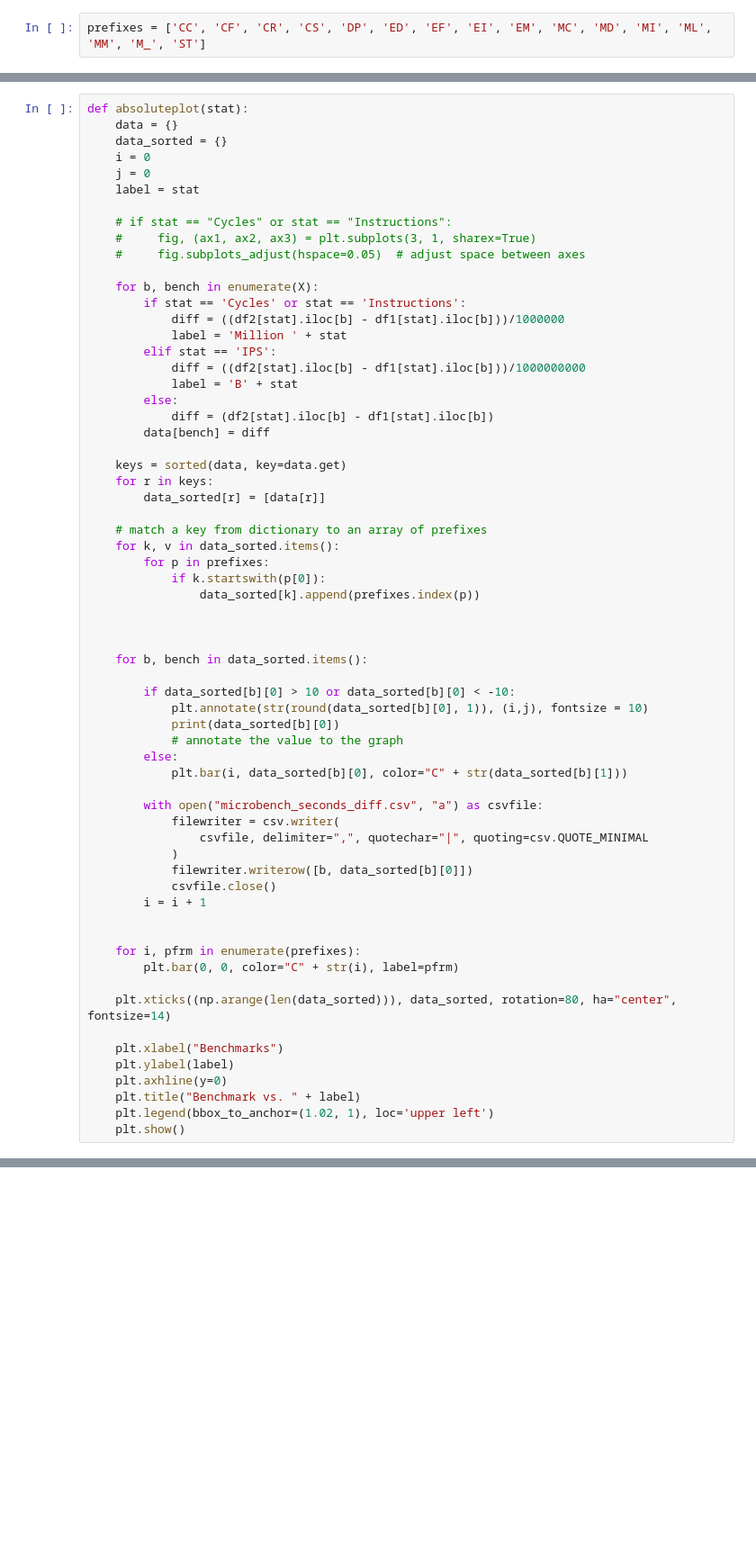
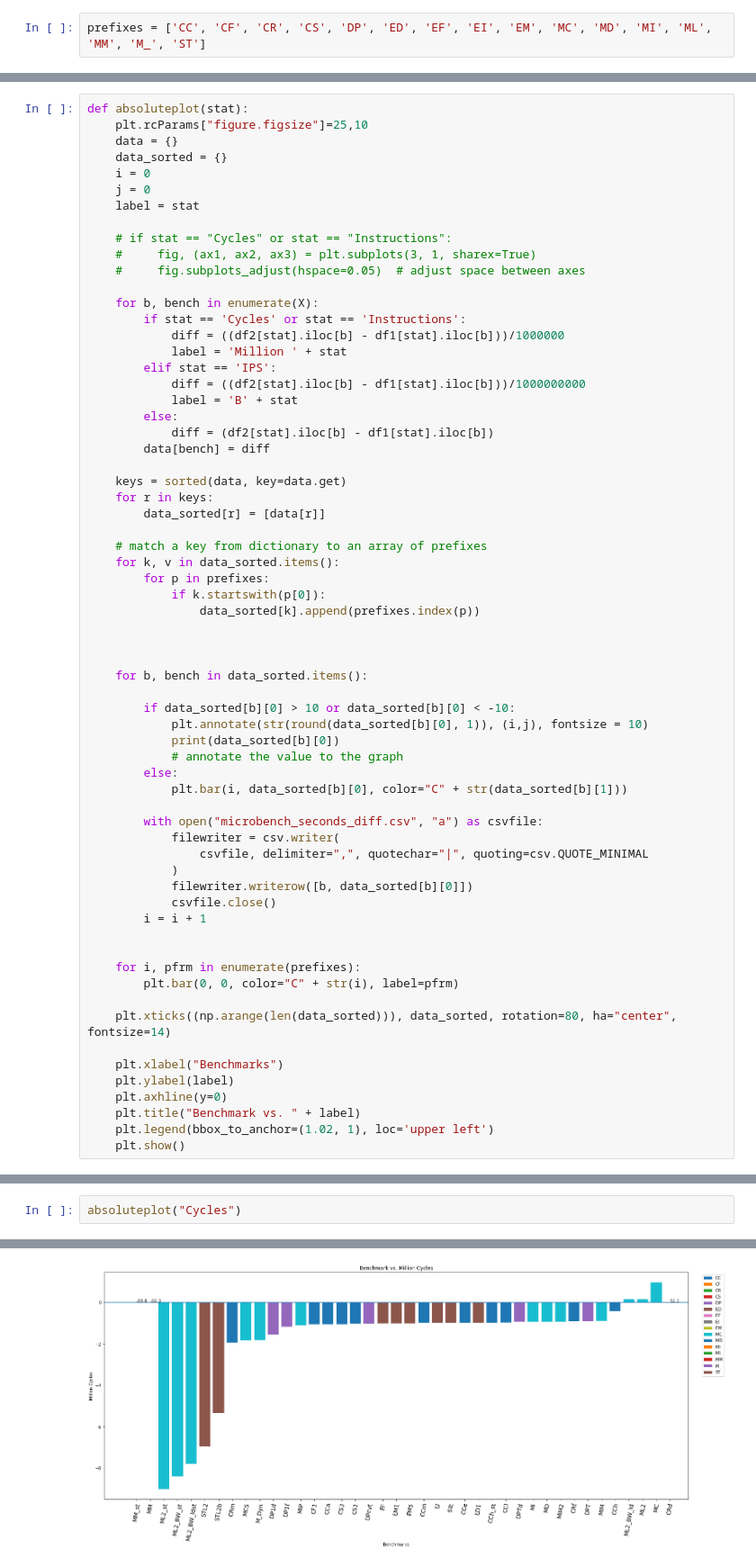
Before and after one commit to darchr/riscv-validation, a Jupyter notebook: plots/Stats_Diff.ipynb, the cells around one changed output, grey strips where cells are left out. Shown: that part at 90% size. Drawn from its saved outputs; the diff is of its cells as text; blank space fills up the shorter version.

Commit message:
Add annotated graph for cycles

```diff
--- a/plots/Stats_Diff.ipynb
+++ b/plots/Stats_Diff.ipynb
@@ -24,6 +24,7 @@ Y4_2 = df2["Seconds"]
 Y5_2 = df2["IPS"]
 # %%
 def absoluteplot(stat):
+    plt.rcParams["figure.figsize"]=25,10
     data = {}
     data_sorted = {}
     i = 0
@@ -133 +134,4 @@ def percentageplot(stat):
     plt.show()
+# %%
+absoluteplot("Cycles")
+# %% [output]
@@ -133,0 +141 @@ def percentageplot(stat):
+[figure, added]
```
Also changed, not shown: parts of 11 cells of this notebook.
